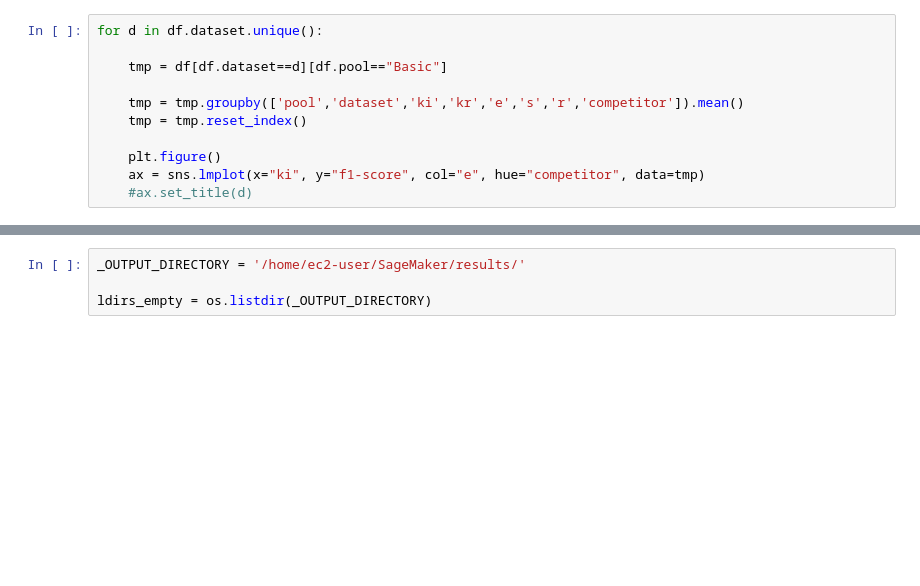
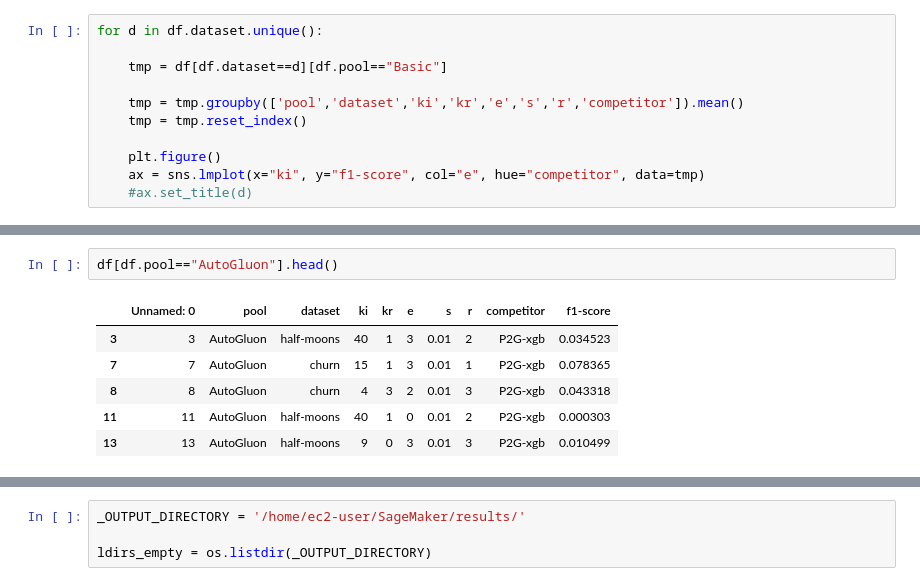
Before and after one commit to axa-rev-research/discrepancies-in-machine-learning, a Jupyter notebook: notebooks/FidelityAnalysis.ipynb, the cells around one changed output, grey strips where cells are left out. Cells and saved outputs as stored; diff of their text form; blank space fills up the shorter version.

```diff
--- a/notebooks/FidelityAnalysis.ipynb
+++ b/notebooks/FidelityAnalysis.ipynb
@@ -114,3 +131,12 @@ for d in df.dataset.unique():
+# %%
+df[df.pool=="AutoGluon"].head()
+# %% [output]
+|  | Unnamed: 0 | pool | dataset | ki | kr | e | s | r | competitor | f1-score |
+| 3 | 3 | AutoGluon | half-moons | 40 | 1 | 3 | 0.01 | 2 | P2G-xgb | 0.034523 |
+| 7 | 7 | AutoGluon | churn | 15 | 1 | 3 | 0.01 | 1 | P2G-xgb | 0.078365 |
+| 8 | 8 | AutoGluon | churn | 4 | 3 | 2 | 0.01 | 3 | P2G-xgb | 0.043318 |
+| 11 | 11 | AutoGluon | half-moons | 40 | 1 | 0 | 0.01 | 2 | P2G-xgb | 0.000303 |
+| 13 | 13 | AutoGluon | half-moons | 9 | 0 | 3 | 0.01 | 3 | P2G-xgb | 0.010499 |
 # %%
 for d in df.dataset.unique():
 
```
Also changed, not shown: parts of 15 cells of this notebook.
